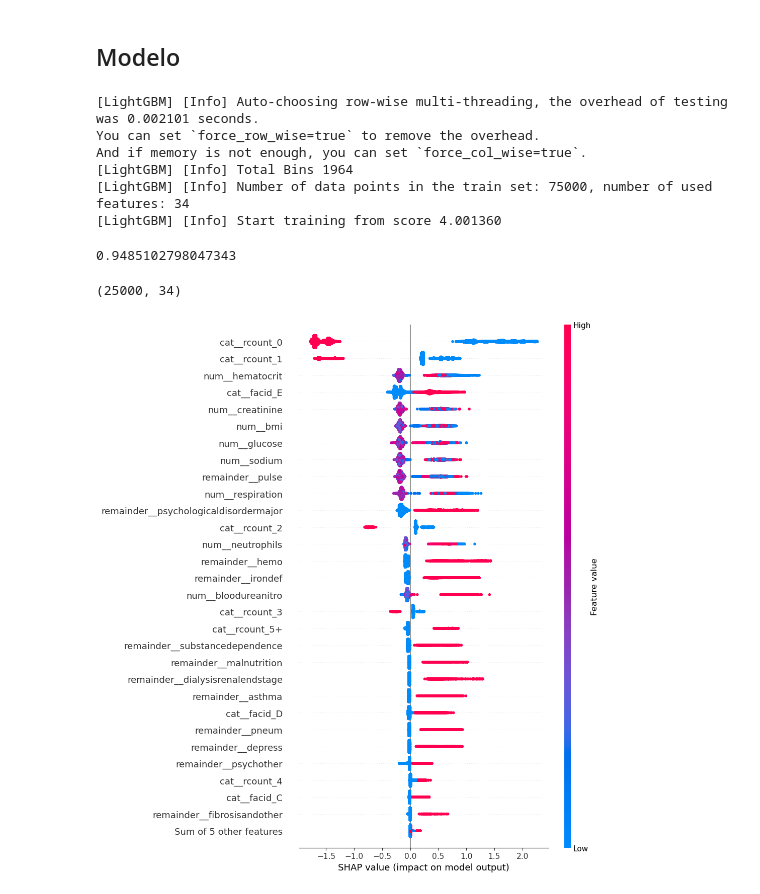
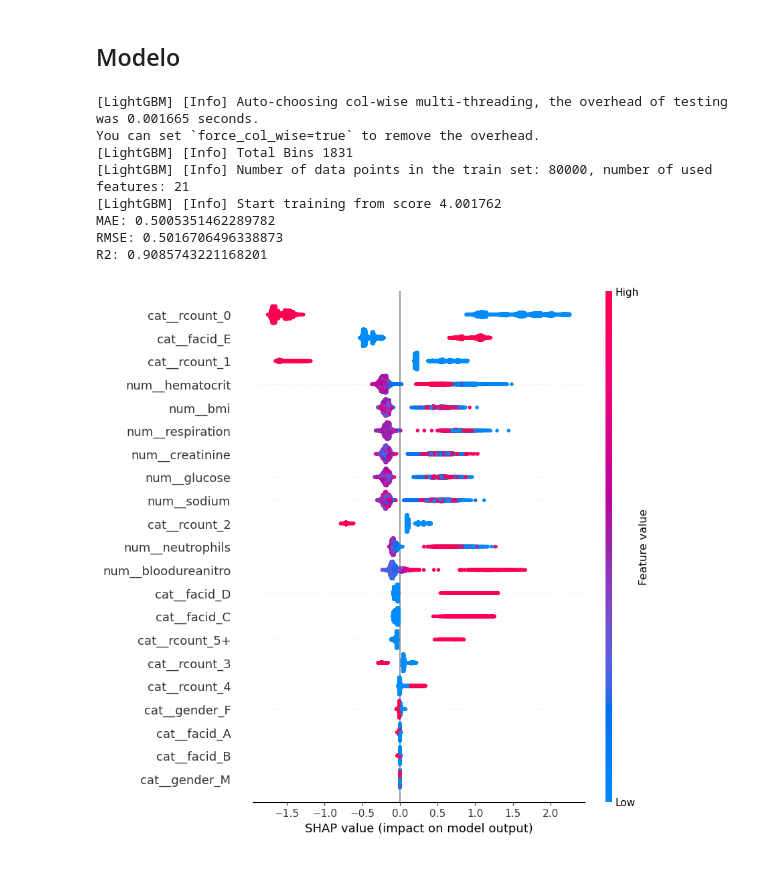
Before and after one commit to Micknog/LOS_EDA_DS, a Jupyter notebook: LOS_study_0.ipynb, the cells around one changed output. Saved outputs shown, nothing was run; the diff lists cells and outputs as text; code cells hidden in the pictures.

```diff
--- a/LOS_study_0.ipynb
+++ b/LOS_study_0.ipynb
@@ -1661,37 +1661,36 @@ num_cols = ["hematocrit",
             "bmi",
             "respiration"]
 # %%
-labels, features = df_entry[["lengthofstay"]], df_entry.drop(["lengthofstay", "discharged", "vdate", "eid"], axis=1)
+y = df_entry["lengthofstay"]
+X = df_entry.drop(["lengthofstay", "discharged", "vdate", "eid"], axis=1)
 # %%
-x_train, x_test, y_train, y_test = train_test_split(features, labels)
+X_train, X_test, y_train, y_test = train_test_split(X, y, test_size=0.2, random_state=42)
 # %%
-regressor = make_pipeline(
-    ColumnTransformer([
-        ('num', StandardScaler(), num_cols),
-        ('cat', OneHotEncoder(), cat_cols),
-    ], remainder="passthrough"),
-    LGBMRegressor(n_jobs=-1)
-)
-regressor.fit(x_train, y_train)
-preds = np.round(regressor.predict(x_test), 0)
-r2_score(preds, y_test)
+pre = ColumnTransformer([
+    ("num", StandardScaler(), num_cols),
+    ("cat", OneHotEncoder(handle_unknown="ignore", sparse_output=False), cat_cols),
+], remainder="drop")
+
+regressor = make_pipeline(pre, LGBMRegressor(n_jobs=-1, random_state=42))
+regressor.fit(X_train, y_train)
+
+y_pred = regressor.predict(X_test)
+print("MAE:", mean_absolute_error(y_test, y_pred))
+print("RMSE:", mean_squared_error(y_test, y_pred))
+print("R2:", r2_score(y_test, y_pred))
 # %% [output]
-[LightGBM] [Info] Auto-choosing row-wise multi-threading, the overhead of testing was 0.002101 seconds.
-You can set `force_row_wise=true` to remove the overhead.
-And if memory is not enough, you can set `force_col_wise=true`.
-[LightGBM] [Info] Total Bins 1964
-[LightGBM] [Info] Number of data points in the train set: 75000, number of used features: 34
-[LightGBM] [Info] Start training from score 4.001360
+[LightGBM] [Info] Auto-choosing col-wise multi-threading, the overhead of testing was 0.001665 seconds.
+You can set `force_col_wise=true` to remove the overhead.
+[LightGBM] [Info] Total Bins 1831
+[LightGBM] [Info] Number of data points in the train set: 80000, number of used features: 21
+[LightGBM] [Info] Start training from score 4.001762
+MAE: 0.5005351462289782
+RMSE: 0.5016706496338873
+R2: 0.9085743221168201
-0.9485102798047343
 # %%
-explainer = shap.Explainer(regressor[1], feature_names=regressor[:-1].get_feature_names_out())
-
-observations = regressor[0].transform(x_test)
-shap_values = explainer(observations)
-shap_values.shape
+explainer = shap.Explainer(regressor[1], feature_names=regressor[0].get_feature_names_out())
+X_obs = regressor[0].transform(X_test)
+shap_values = explainer(X_obs)
+shap.plots.beeswarm(shap_values, max_display=30)
 # %% [output]
-(25000, 34)
+[figure, added]
-# %%
-shap.plots.beeswarm(shap_values,  max_display=30)
-# %% [output]
-[figure, removed]
```
Also changed, not shown: parts of 1 cell of this notebook.
